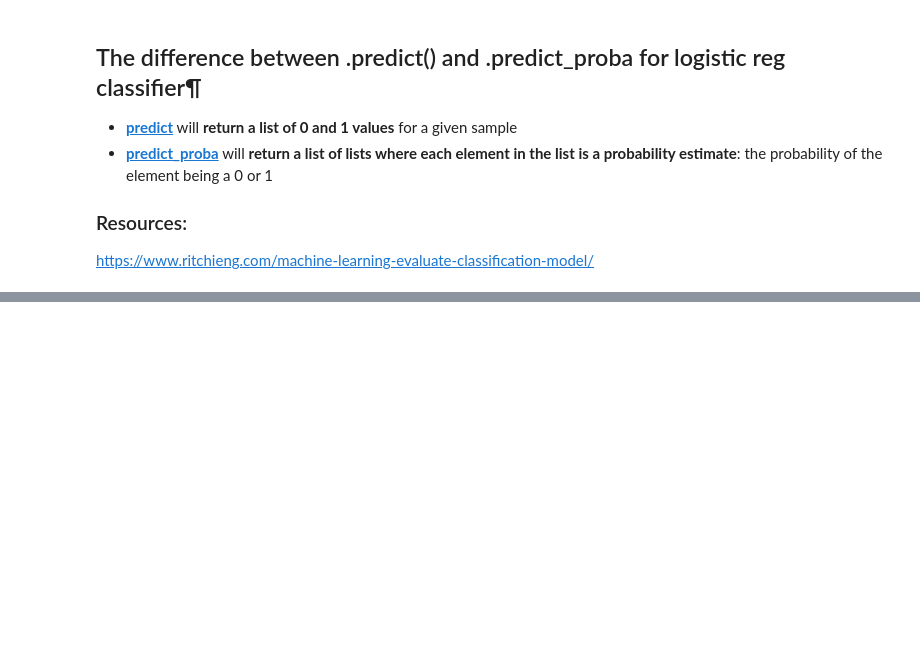
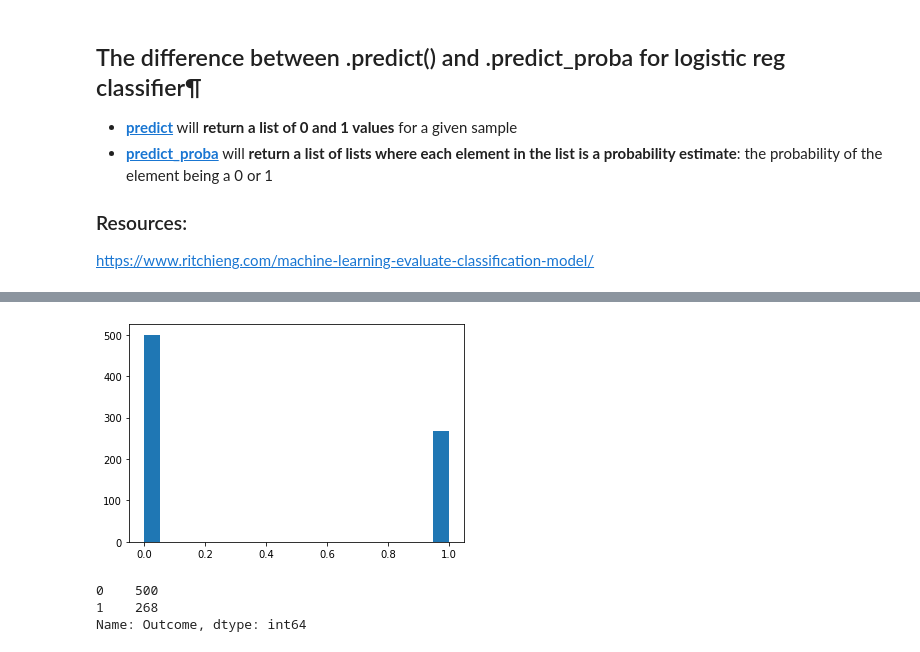
Before and after one commit to SamuelFolledo/DS2.1-Machine-Learning, a Jupyter notebook: classwork/Day 1 - 4.ipynb, the cells around one changed output, grey strips where cells are left out. Saved outputs shown, nothing was run; the diff lists cells and outputs as text; code cells hidden in the pictures; blank space fills up the shorter version.

```diff
--- a/classwork/Day 1 - 4.ipynb
+++ b/classwork/Day 1 - 4.ipynb
@@ -1320,0 +1558,31 @@ https://www.ritchieng.com/machine-learning-evaluate-classification-model/
+# %%
+from sklearn.model_selection import cross_val_score
+import pandas as pd
+from sklearn.linear_model import LogisticRegression
+
+pima = pd.read_csv('dataset/diabetes.csv')
+
+feature_cols = ['Pregnancies', 'Insulin', 'BMI', 'Age']
+
+# X is a matrix,access the features we want in feature_cols
+X = pima[feature_cols]
+
+# y is a vector, hence we use dot to access 'label'
+y = pima['Outcome']
+
+print(y.value_counts()[0])
+print(y.value_counts()[1])
+
+logreg = LogisticRegression(class_weight={1: 500/268})
+#logreg = LogisticRegression(class_weight={1: y.value_counts()[0]/y.value_counts()[1]})
+# logreg = LogisticRegression()
+
+all_accuracies = cross_val_score(estimator=logreg, X=X, y=y, cv=5, scoring='accuracy') #cv=5 is the 5-fold
+print("Accuracy=", all_accuracies)
+print("Accuracy mean", all_accuracies.mean())
+
+print()
+
+all_f1 = cross_val_score(estimator=logreg, X=X, y=y, cv=5, scoring='f1') #f1
+print("F1_scores=", all_f1)
+print("F1_mean=", all_f1.mean())
@@ -1320,0 +1597,14 @@ https://www.ritchieng.com/machine-learning-evaluate-classification-model/
+# %%
+import matplotlib.pyplot as plt
+import pandas as pd
+
+plt.hist(y, bins=20)
+plt.show()
+
+y_pd_series = pd.Series(y)
+y_pd_series.value_counts()
+# %% [output]
+[figure, added]
+0    500
+1    268
+Name: Outcome, dtype: int64
```
Also changed, not shown: parts of 21 cells of this notebook.
